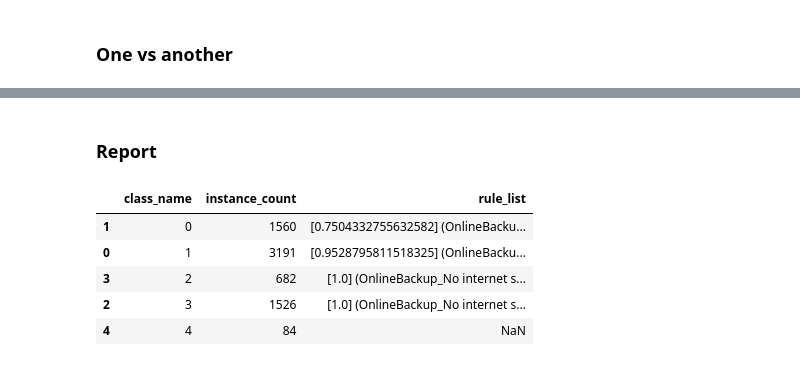
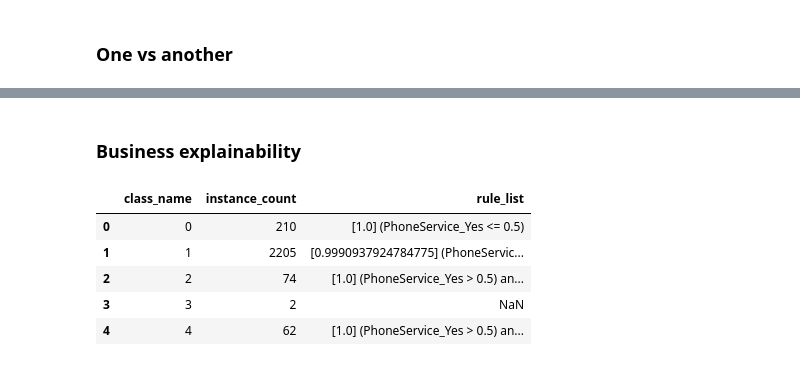
Before and after one commit to vlandeau/customer-churn-clustering, a Jupyter notebook: clustering.ipynb, the cells around one changed output, grey strips where cells are left out. Saved outputs shown, nothing was run; the diff lists cells and outputs as text; code cells hidden in the pictures.

Commit message:
Improve notebook organization and clusters interpretation

```diff
--- a/clustering.ipynb
+++ b/clustering.ipynb
@@ -106,3 +107,12 @@ fig.show()
 [interactive output not drawn]
 # %% [markdown]
 # Clustering
+# %%
+n_clusters = 5
+# %%
+df_with_likely_churn = df_features_and_target[rf.predict_proba(x)[:, 1] > 0.3]
+x_with_likely_churn = df_with_likely_churn.drop(columns=target)
+# %%
+x_scaled = StandardScaler().fit_transform(x_with_likely_churn)
+aggl_clustering_euclidian = AgglomerativeClustering(n_clusters=n_clusters, linkage="average")
+aggl_clustering_euclidian.fit(x_scaled)
@@ -187,8 +177,8 @@ fig.update_layout(title_text="Relations between clusters", font_size=10)
 fig.show()
 # %% [output]
 [interactive output not drawn]
-# %% [markdown]
-### Report
+# %% [markdown]
+### Business explainability
 # %%
 def pretty_print(df):
     return display( HTML( df.to_html().replace("\\n","<br>") ) )
@@ -249,13 +239,13 @@ def cluster_report(data: pd.DataFrame, clusters, min_samples_leaf=50, pruning_le
     cluster_instance_df.columns = ['class_name', 'instance_count']
     report_df = pd.DataFrame(report_class_list, columns=['class_name', 'rule_list'])
     report_df = pd.merge(cluster_instance_df, report_df, on='class_name', how='left')
-    pretty_print(report_df.sort_values(by='class_name')[['class_name', 'instance_count', 'rule_list']])
+    pretty_print(report_df.sort_values(by='class_name').reset_index(drop=True)[['class_name', 'instance_count', 'rule_list']])
 # %%
-cluster_report(x, ag_eucl.labels_, min_samples_leaf=20, pruning_level=0.01)
+cluster_report(x_with_likely_churn, aggl_clustering_euclidian.labels_, min_samples_leaf=20, pruning_level=0.01)
 # %% [output]
 |  | class_name | instance_count | rule_list |
-| 1 | 0 | 1560 | [0.7504332755632582] (OnlineBacku... |
-| 0 | 1 | 3191 | [0.9528795811518325] (OnlineBacku... |
-| 3 | 2 | 682 | [1.0] (OnlineBackup_No internet s... |
-| 2 | 3 | 1526 | [1.0] (OnlineBackup_No internet s... |
-| 4 | 4 | 84 | NaN |
+| 0 | 0 | 210 | [1.0] (PhoneService_Yes <= 0.5) |
+| 1 | 1 | 2205 | [0.9990937924784775] (PhoneServic... |
+| 2 | 2 | 74 | [1.0] (PhoneService_Yes > 0.5) an... |
+| 3 | 3 | 2 | NaN |
+| 4 | 4 | 62 | [1.0] (PhoneService_Yes > 0.5) an... |
```
Also changed, not shown: parts of 31 cells of this notebook, 1 other file.
